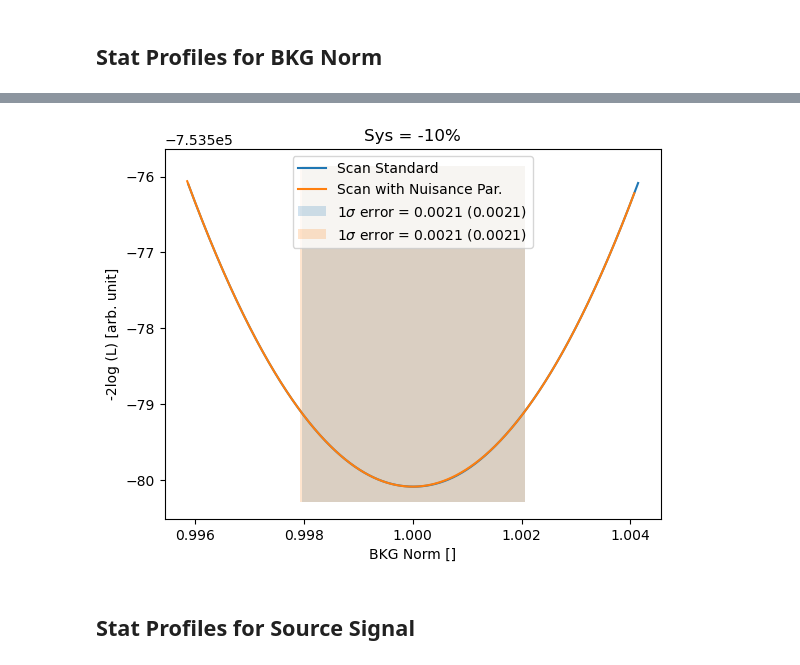
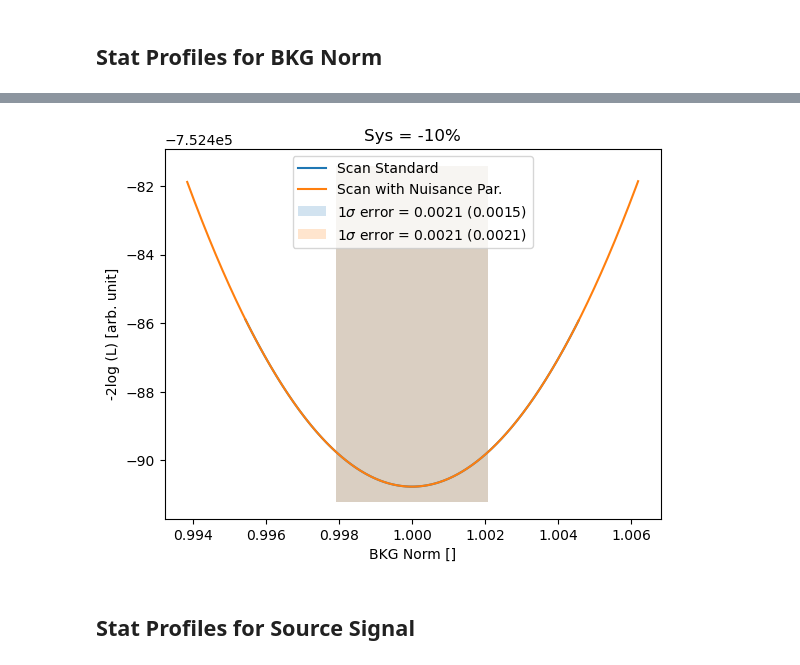
Before and after one commit to LudwigPeschik/nuisance_summary, a Jupyter notebook: Eff_area/energy_independent/5_stat_scan.ipynb, the cells around one changed output, grey strips where cells are left out. Drawn from its saved outputs; the diff is of its cells as text; code cells hidden in the pictures.

```diff
--- a/Eff_area/energy_independent/5_stat_scan.ipynb
+++ b/Eff_area/energy_independent/5_stat_scan.ipynb
@@ -177,7 +177,7 @@ Wall time: 2.78 s
 # %% [markdown]
 ## Stat Profiles for BKG Norm
 # %%
-computing_norm = False
+computing_norm = True
 def make_writable(stat):
     write = dict()
     for k in stat.keys():
@@ -190,7 +190,7 @@ def make_writable(stat):
 %%time
 if computing_norm :
     parameter = datasets[0].models.parameters['norm']
-    sigma = 2
+    sigma = 3
     parameter.scan_n_sigma  = sigma
     stat_profile = fit.stat_profile([datasets[0]], parameter, reoptimize= True)
     stat_profile['scale_scan'] = stat_profile.pop(next(iter(stat_profile)) )
@@ -206,7 +206,7 @@ Wall time: 30 s
 %%time
 if computing_norm :
     parameter = datasets_N[0].models.parameters['norm']
-    sigma = 2
+    sigma = 3
     parameter.scan_n_sigma  = sigma
     stat_profile_N = fit.stat_profile([datasets_N[0]], parameter, reoptimize = True)
     stat_profile_N['scale_scan'] = stat_profile_N.pop(next(iter(stat_profile_N)) )
@@ -225,7 +225,7 @@ Wall time: 37.1 s
 # %%
-sys.path.append(
-    "/home/hpc/caph/mppi045h/3D_analysis"
-)
+#sys.path.append(
+ #   "/home/hpc/caph/mppi045h/3D_analysis"
+#)
 import upper_limit_18_02
 
 fig = plt.figure()
@@ -235,34 +235,34 @@ L_N, x_N = ul_N.interpolate()
 plt.plot(x_N, L_N(x_N),label ="Scan Standard")
 
 ll = stat_profile.copy()
 ul = upper_limit_18_02.upper_limit(ll,0,0)
 L, x = ul.interpolate()
 plt.plot(x, L(x),label ="Scan with Nuisance Par.")
 
 norm_err_N = datasets_N[0].models.parameters['norm'].error
 norm_err = datasets[0].models.parameters['norm'].error
 
 
 min_, er, upp = ul_N.likelihood_upper()
 min_ = min_[0]; er = er[0]
 ax = plt.gca()
 ylim= ax.get_ylim()
 ax.fill_between(  [min_-er, min_+ er], ylim[0], ylim[1], alpha = 0.2,
                 label = f'1$\sigma$ error = {er:.2} ({norm_err_N:.2})')
 min_, er, upp = ul.likelihood_upper()
 min_ = min_[0]; er = er[0]
 ax.fill_between(  [min_-er, min_+ er], ylim[0], ylim[1],  alpha = 0.2,
                 label = f'1$\sigma$ error = {er:.2} ({norm_err:.2})')
 
 plt.xlabel("BKG Norm []")
 plt.ylabel("-2log (L) [arb. unit]")
 plt.legend()
 #plt.ylim(ylim[0], ylim[1]-4)
 plt.title("Sys = -10%")
 
 fig.savefig("plots/5_stat_scan_norm.png")
 # %% [output]
-[figure, old version]
+[figure, new version]
 # %% [markdown]
 ## Stat Profiles for Source Signal
 # %%
```
Also changed, not shown: parts of 11 cells of this notebook, 11 other files.
